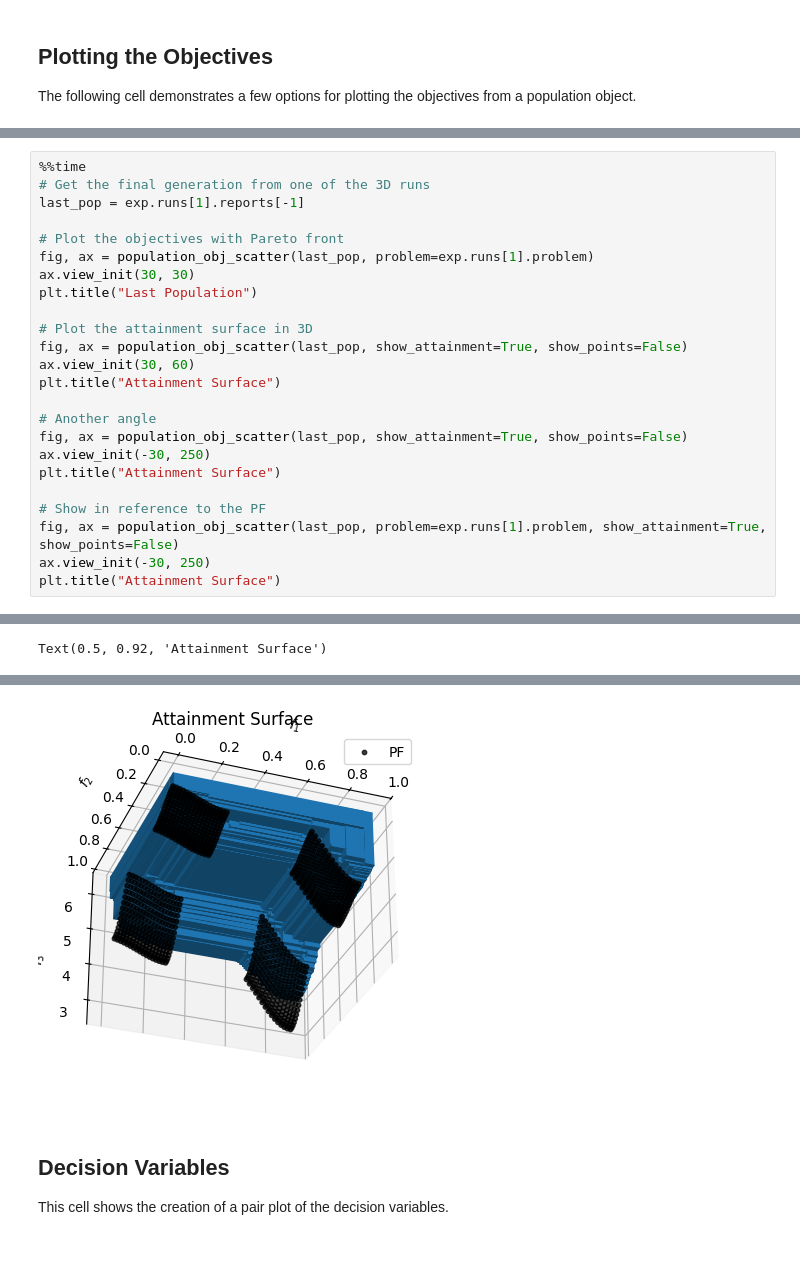
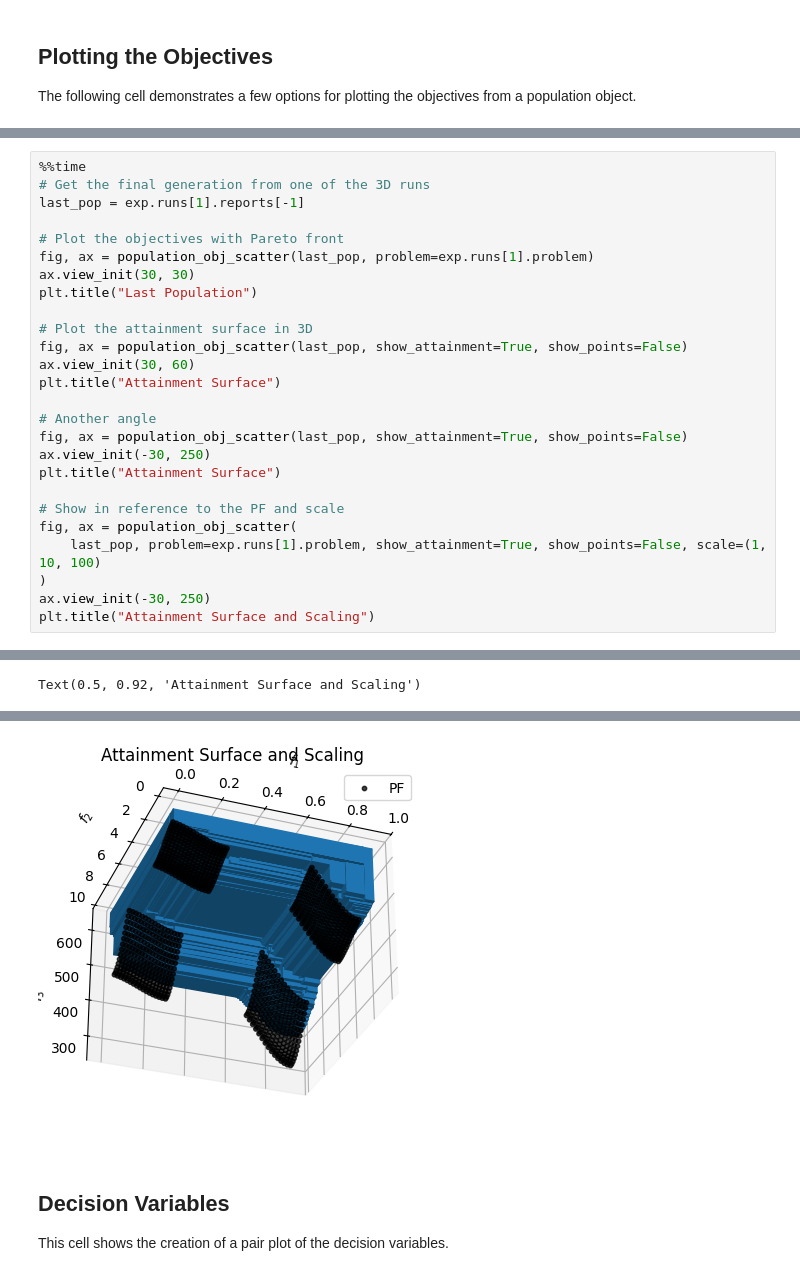
Before and after one commit to electronsandstuff/ParetoBench, a Jupyter notebook: example_notebooks/plotting_populations.ipynb, the cells around one changed output, grey strips where cells are left out. Cells and saved outputs as stored; diff of their text form.

```diff
--- a/example_notebooks/plotting_populations.ipynb
+++ b/example_notebooks/plotting_populations.ipynb
@@ -81,8 +88,10 @@ fig, ax = population_obj_scatter(last_pop, show_attainment=True, show_points=Fal
 ax.view_init(-30, 250)
 plt.title("Attainment Surface")
 
-# Show in reference to the PF
-fig, ax = population_obj_scatter(last_pop, problem=exp.runs[1].problem, show_attainment=True, show_points=False)
+# Show in reference to the PF and scale
+fig, ax = population_obj_scatter(
+    last_pop, problem=exp.runs[1].problem, show_attainment=True, show_points=False, scale=(1, 10, 100)
+)
 ax.view_init(-30, 250)
-plt.title("Attainment Surface")
+plt.title("Attainment Surface and Scaling")
 # %% [output]
@@ -91,8 +100,8 @@ Wall time: 727 ms
-Text(0.5, 0.92, 'Attainment Surface')
+Text(0.5, 0.92, 'Attainment Surface and Scaling')
 [figure]
 [figure]
 [figure]
-[figure, old version]
+[figure, new version]
 # %% [markdown]
 ## Decision Variables
 This cell shows the creation of a pair plot of the decision variables.
```
Also changed, not shown: parts of 2 cells of this notebook, 1 other file.
